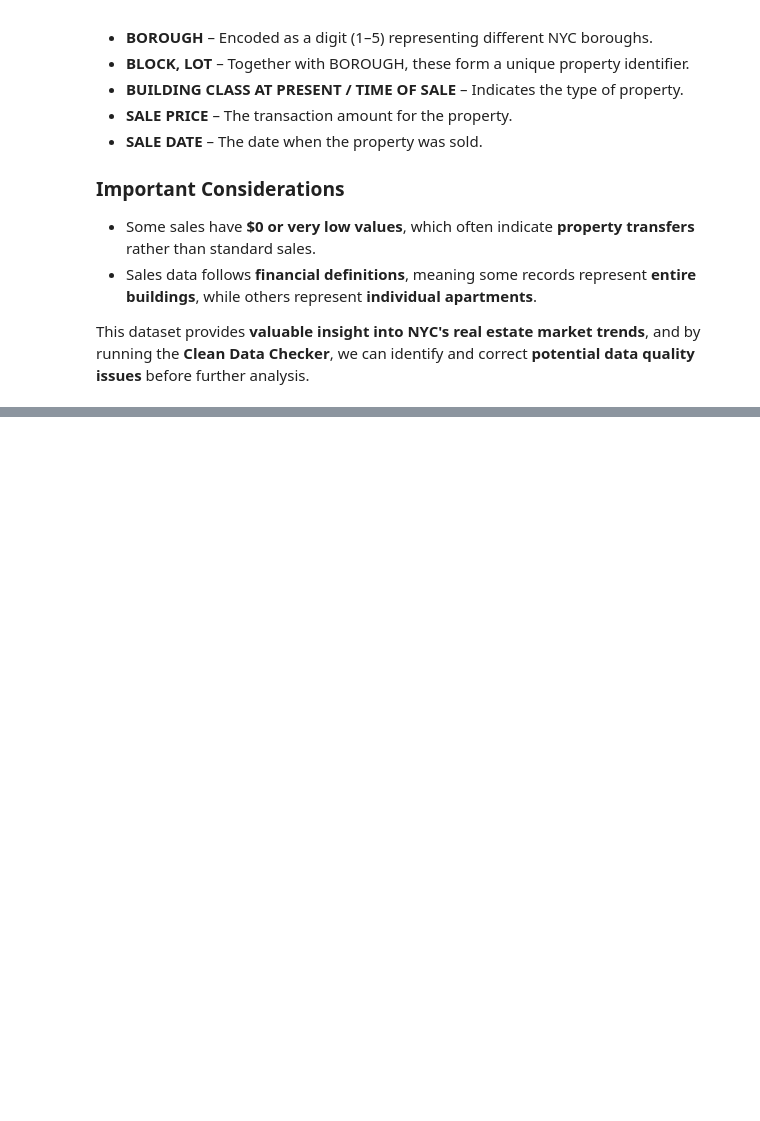
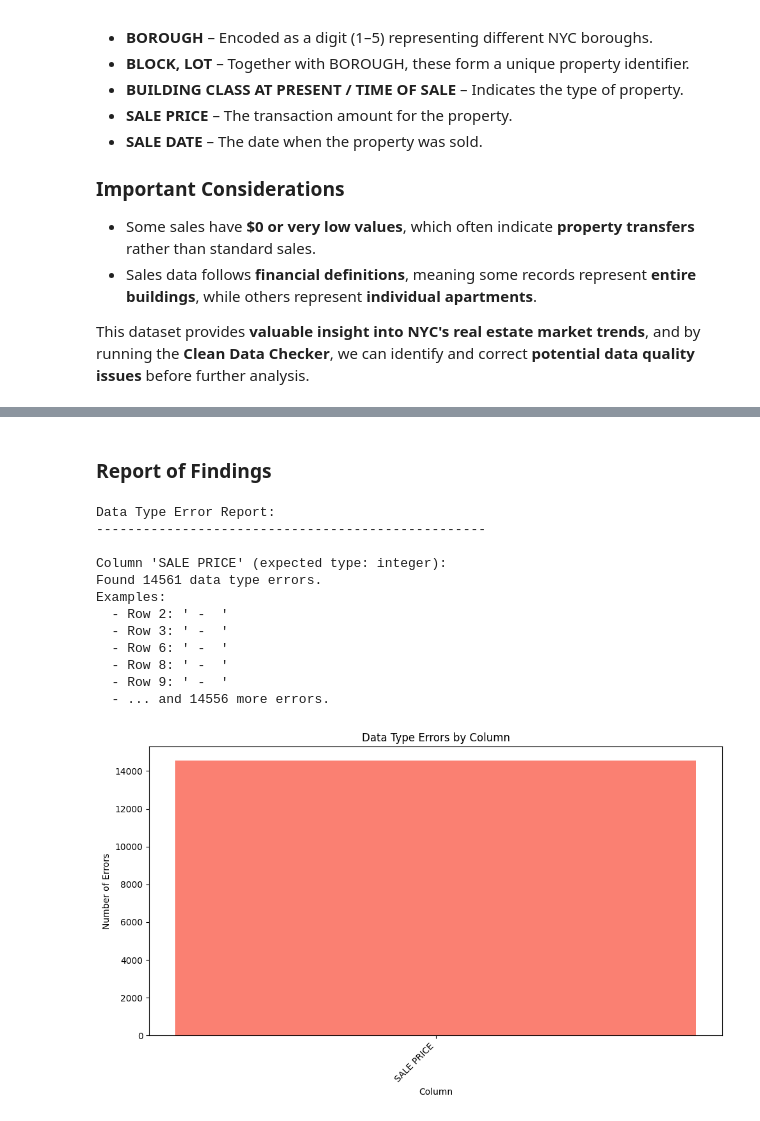
Before and after one commit to ObayAlshaer/CSI4142_Assignment-2, a Jupyter notebook: Dataset1/Dataset1.ipynb, the cells around one changed output, grey strips where cells are left out. Drawn from its saved outputs; the diff is of its cells as text; code cells hidden in the pictures; blank space fills up the shorter version.

```diff
--- a/Dataset1/Dataset1.ipynb
+++ b/Dataset1/Dataset1.ipynb
@@ -53,0 +69,4 @@ This dataset provides **valuable insight into NYC's real estate market trends**,
+# %%
+df = pd.read_csv('./nyc-rolling-sales.csv', index_col=0)
+
+df.head()
@@ -53,0 +131,15 @@ This dataset provides **valuable insight into NYC's real estate market trends**,
+# %%
+# List all columns to check
+columns_to_check = {
+    'BOROUGH': 'integer',
+    'BLOCK': 'integer',
+    'LOT': 'integer',
+    'SALE PRICE': 'integer',
+    'SALE DATE': 'date',
+    'BUILDING CLASS CATEGORY': 'string',
+    'TAX CLASS AT PRESENT': 'string',
+    'NEIGHBORHOOD': 'string'
+}
+
+
+date_formats = ['%m/%d/%Y', '%Y-%m-%d %H:%M:%S']
@@ -53,0 +229,44 @@ This dataset provides **valuable insight into NYC's real estate market trends**,
+# %% [markdown]
+### Report of Findings
+# %%
+# Generate report
+print("Data Type Error Report:")
+print("-" * 50)
+
+if not data_type_errors:
+    print("No data type errors found.")
+else:
+    for column, errors in data_type_errors.items():
+        expected_type = columns_to_check[column]
+        print(f"\nColumn '{column}' (expected type: {expected_type}):")
+        print(f"Found {len(errors)} data type errors.")
+        print("Examples:")
+        for i, (idx, value) in enumerate(errors[:5]):  # Show first 5 examples
+            print(f"  - Row {idx+1}: '{value}'")
+        if len(errors) > 5:
+            print(f"  - ... and {len(errors)-5} more errors.")
+
+    # Create a bar chart of error counts
+    error_counts = {column: len(errors) for column, errors in data_type_errors.items()}
+    plt.figure(figsize=(10, 6))
+    plt.bar(error_counts.keys(), error_counts.values(), color='salmon')
+    plt.title('Data Type Errors by Column')
+    plt.xlabel('Column')
+    plt.ylabel('Number of Errors')
+    plt.xticks(rotation=45, ha='right')
+    plt.tight_layout()
+    plt.show()
+# %% [output]
+Data Type Error Report:
+--------------------------------------------------
+
+Column 'SALE PRICE' (expected type: integer):
+Found 14561 data type errors.
+Examples:
+  - Row 2: ' -  '
+  - Row 3: ' -  '
+  - Row 6: ' -  '
+  - Row 8: ' -  '
+  - Row 9: ' -  '
+  - ... and 14556 more errors.
+[figure, added]
```
Also changed, not shown: parts of 10 cells of this notebook, 3 other files.
